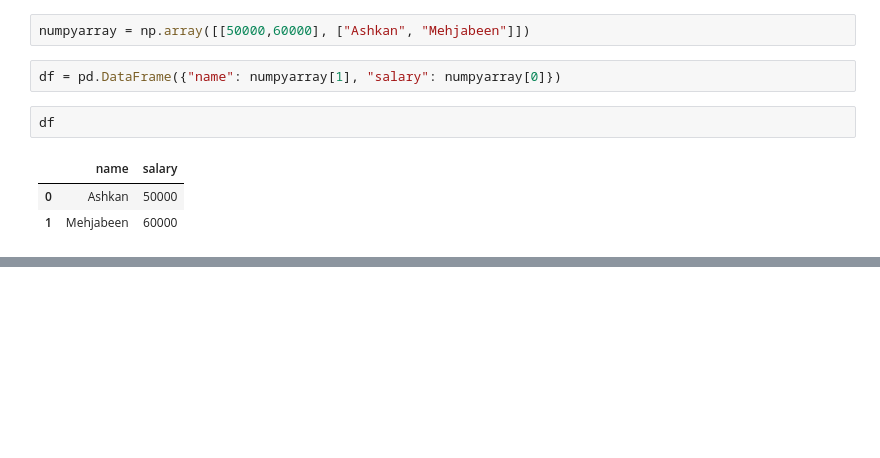
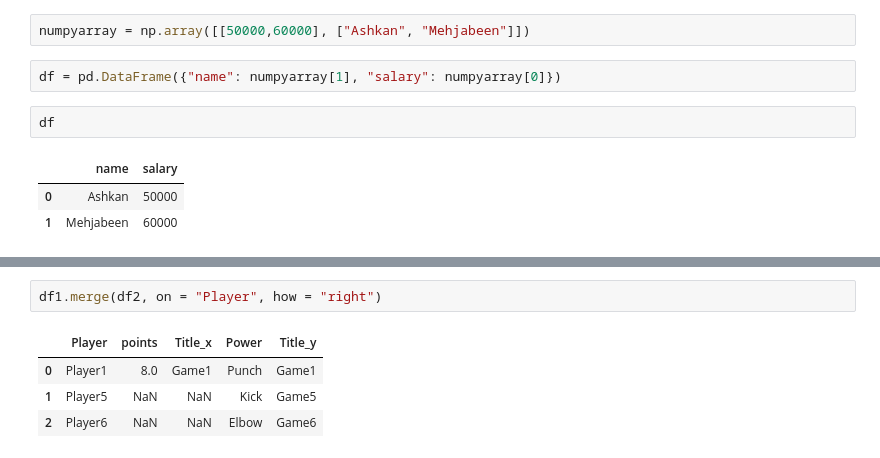
Before and after one commit to ashkanmulla/Ashkan_Data_Science_Practice, a Jupyter notebook: Pandas_Practice.ipynb, the cells around one changed output, grey strips where cells are left out. Cells and saved outputs as stored; diff of their text form; blank space fills up the shorter version.

```diff
--- a/Pandas_Practice.ipynb
+++ b/Pandas_Practice.ipynb
@@ -87,0 +140,7 @@ df
+# %%
+df1.merge(df2, on = "Player", how = "right")
+# %% [output]
+|  | Player | points | Title_x | Power | Title_y |
+| 0 | Player1 | 8.0 | Game1 | Punch | Game1 |
+| 1 | Player5 | NaN | NaN | Kick | Game5 |
+| 2 | Player6 | NaN | NaN | Elbow | Game6 |
```
Also changed, not shown: parts of 31 cells of this notebook.
